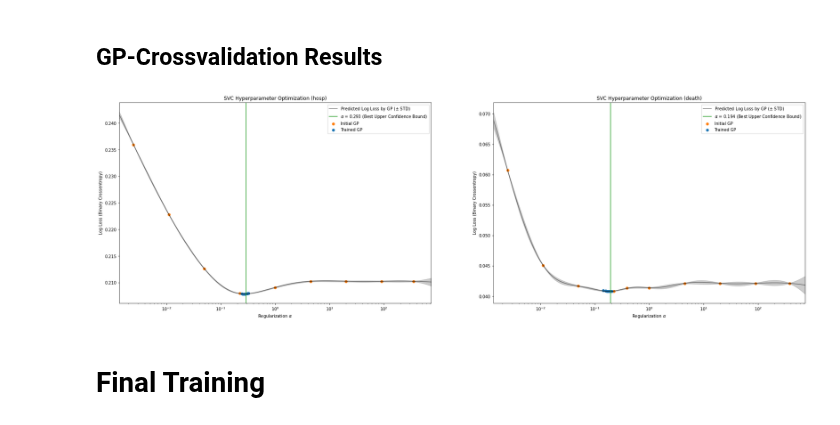
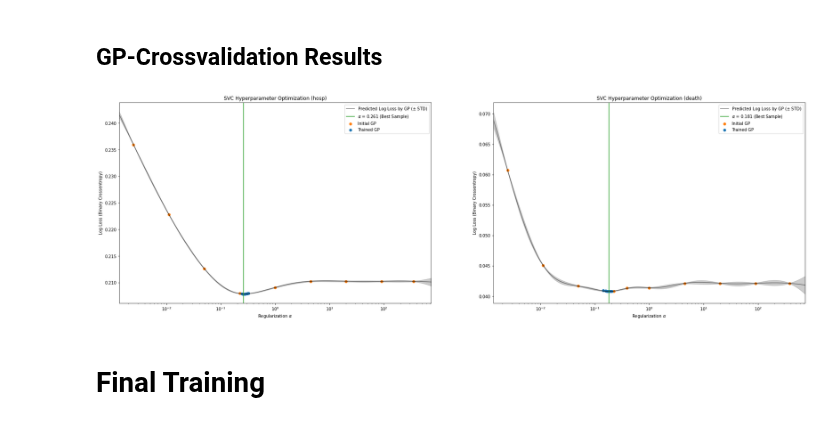
Before and after one commit to psaegert/AML-Final, a Jupyter notebook: models/SVC.ipynb, the cells around one changed output. Cells and saved outputs as stored; diff of their text form; code cells hidden in the pictures.

Commit message:
inn optimization checkpoint, discovered deviations between best samples and best prediction. switched to best sample

```diff
--- a/models/SVC.ipynb
+++ b/models/SVC.ipynb
@@ -197,7 +191,7 @@ for y_label in ['hosp', 'death']:
 
 hyperparameter_best_upper_confidence_bound = {
     y_label: {
-        'alpha': np.exp(GP_best_hyperparameter_prediction[y_label]['log_alpha'])
+        'alpha': np.exp(Q[y_label][np.argmin(E[y_label])])[0]#np.exp(GP_best_hyperparameter_prediction[y_label]['log_alpha'])
     }
     for y_label in ['hosp', 'death']
 }
@@ -206,20 +200,20 @@ hyperparameter_best_upper_confidence_bound = {
 # %%
 fig, axes = plt.subplots(1, 2, figsize=(30, 9))
 
 for i, y_label in enumerate(['hosp', 'death']):
     axes[i].scatter(np.exp(Q[y_label][:10, 0]), E[y_label][:10, 0], color='tab:orange', label='Initial GP')
     axes[i].scatter(np.exp(Q[y_label][10:, 0]), E[y_label][10:, 0], color='tab:blue', label='Trained GP')
 
     axes[i].plot(np.exp(log_alpha_linspace), GP_predicted_log_loss_mean[y_label][:, 0], color='black', alpha=0.5, label=r'Predicted Log Loss by GP ($\pm$ STD)')
     axes[i].fill_between(np.exp(log_alpha_linspace), GP_predicted_log_loss_mean[y_label][:, 0] - GP_predicted_log_loss_std[y_label][:, 0], GP_predicted_log_loss_mean[y_label][:, 0] + GP_predicted_log_loss_std[y_label][:, 0], color='black', alpha=0.2)
 
-    axes[i].axvline(hyperparameter_best_upper_confidence_bound[y_label]['alpha'], color='tab:green', label=r'$\alpha$ =' + f' {np.round(hyperparameter_best_upper_confidence_bound[y_label]["alpha"], 3)} (Best Upper Confidence Bound)')
+    axes[i].axvline(hyperparameter_best_upper_confidence_bound[y_label]['alpha'], color='tab:green', label=r'$\alpha$ =' + f' {np.round(hyperparameter_best_upper_confidence_bound[y_label]["alpha"], 3)} (Best Sample)')
 
     axes[i].set_xscale('log'); axes[i].set_xlim(np.exp(np.min(log_alpha_linspace)), np.exp(np.max(log_alpha_linspace)))
     axes[i].set_xlabel(r'Regularization $\alpha$'); axes[i].set_ylabel('Log Loss (Binary Crossentropy)'); axes[i].set_title(f'SVC Hyperparameter Optimization ({y_label})')
     axes[i].legend();
 # %% [output]
-[figure, old version]
+[figure, new version]
 # %% [markdown]
 # Final Training
 # %%
```
Also changed, not shown: parts of 2 cells of this notebook, 6 other files.
